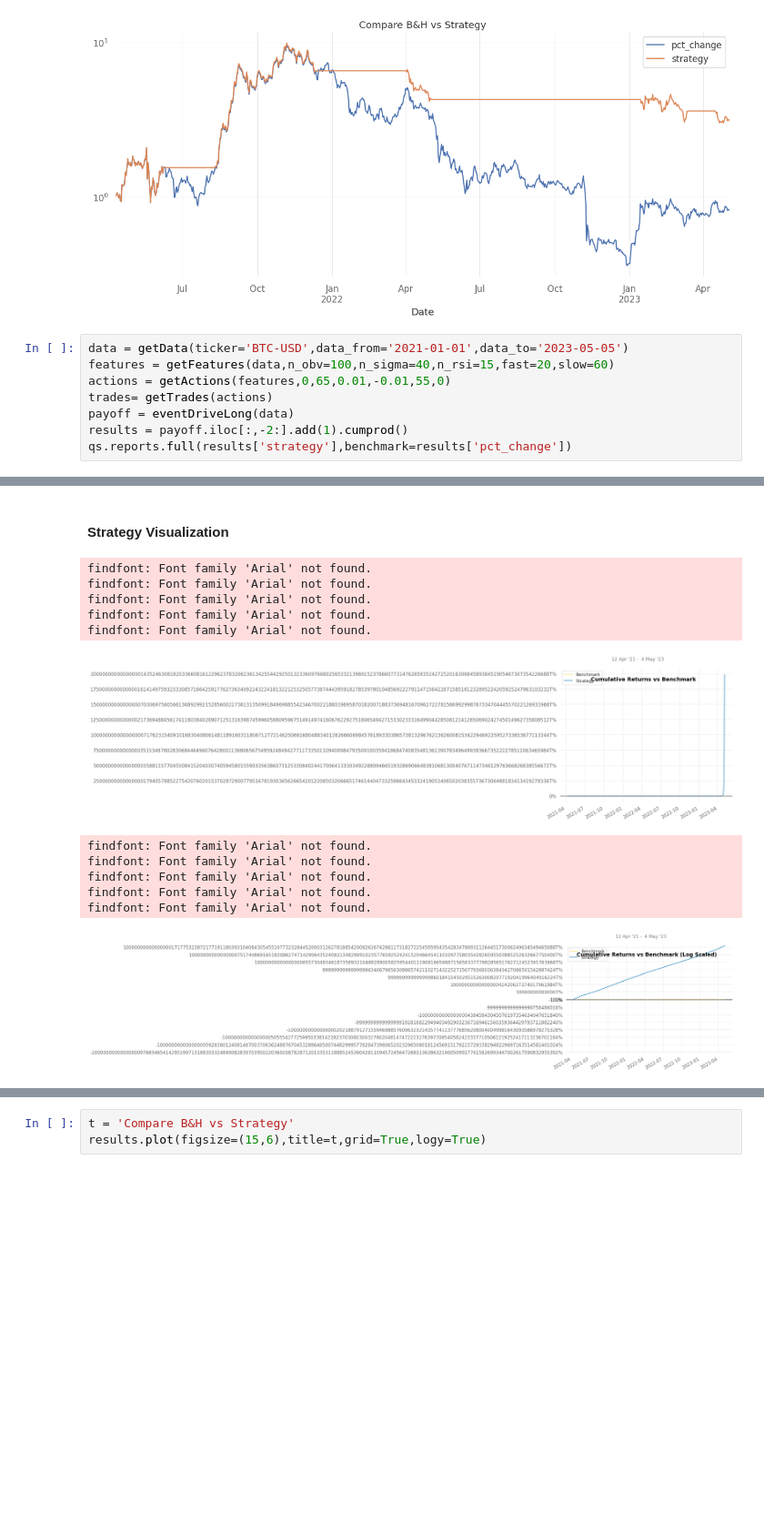
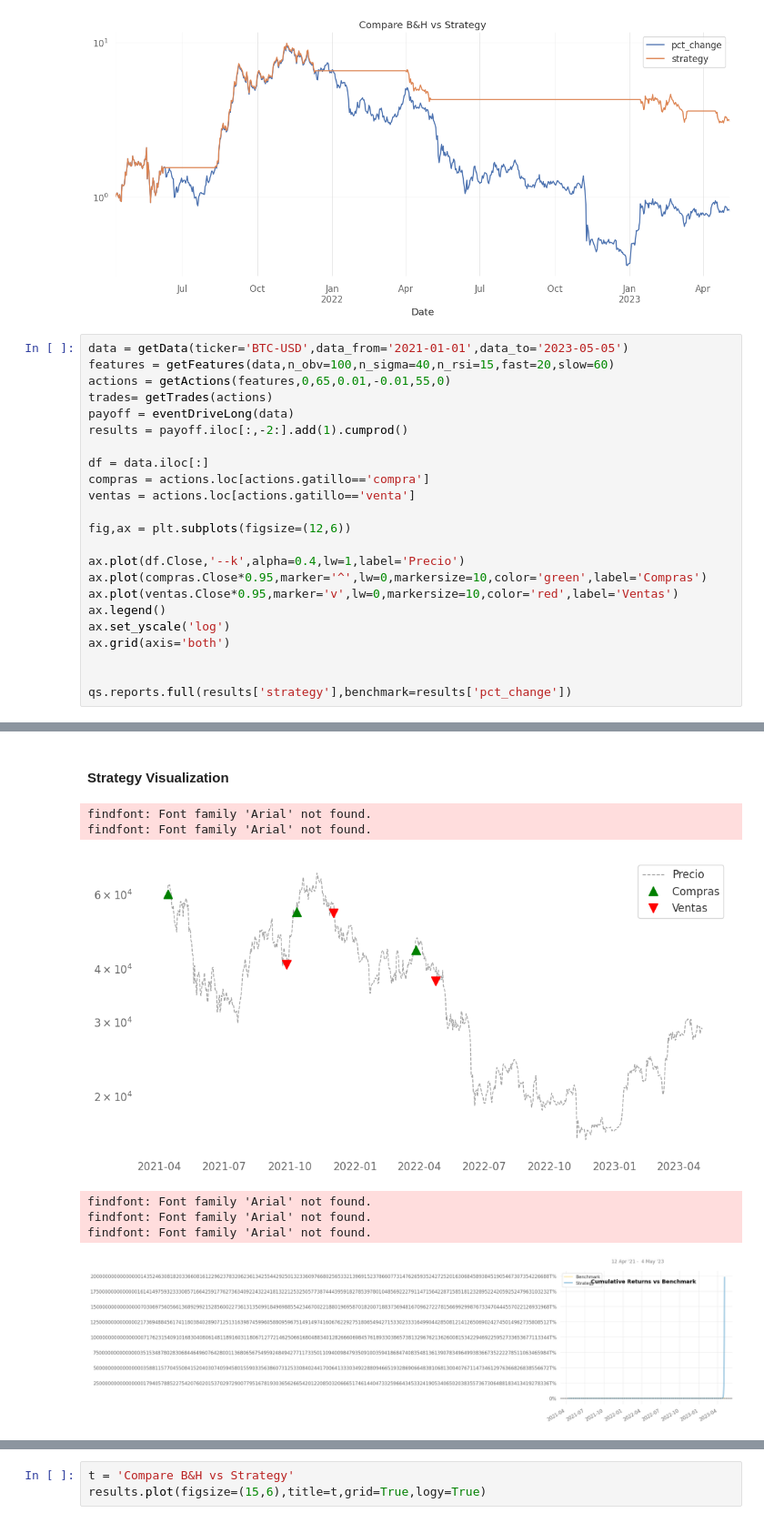
Before and after one commit to AlejandroDaneri/trabajo-profesional-fiuba, a Jupyter notebook: examples/backtesting.ipynb, the cells around one changed output, grey strips where cells are left out. Shown at 91% size. Drawn from its saved outputs; the diff is of its cells as text; blank space fills up the shorter version.

Commit message:
adding BUY/SELL indicator in trade plot

```diff
--- a/examples/backtesting.ipynb
+++ b/examples/backtesting.ipynb
@@ -480,44 +472,54 @@ actions = getActions(features,0,65,0.01,-0.01,55,0)
 trades= getTrades(actions)
 payoff = eventDriveLong(data)
 results = payoff.iloc[:,-2:].add(1).cumprod()
+
+df = data.iloc[:]
+compras = actions.loc[actions.gatillo=='compra']
+ventas = actions.loc[actions.gatillo=='venta']
+
+fig,ax = plt.subplots(figsize=(12,6))
+
+ax.plot(df.Close,'--k',alpha=0.4,lw=1,label='Precio')
+ax.plot(compras.Close*0.95,marker='^',lw=0,markersize=10,color='green',label='Compras')
+ax.plot(ventas.Close*0.95,marker='v',lw=0,markersize=10,color='red',label='Ventas')
+ax.legend()
+ax.set_yscale('log')
+ax.grid(axis='both')
+
+
 qs.reports.full(results['strategy'],benchmark=results['pct_change'])
 # %% [output]
 Compra abierta
 Performance Metrics
                            Benchmark    Strategy
 -------------------------  -----------  ---------------------------------------------------------------------------------------------------------------------------------------------------------------- ...
 Start Period               2021-04-12   2021-04-12
 End Period                 2023-05-04   2023-05-04
 Risk-Free Rate             0.0%         0.0%
 Time in Market             100.0%       100.0%
 
 Cumulative Return          -52.08%      198,111,844,028,061,305,692,615,207,792,440,254,934,204,991,548,426,793,033,410,892,544,227,733,262,624,573,709,924,553,861,526,186,740,111,935,730,279,645,129, ...
 CAGR﹪                     -21.85%      2.4663219904889156e+57%
 
 Sharpe                     -0.16        96.25
 Prob. Sharpe Ratio         38.92%       -
 ... (67 lines left out)
 Beta                       -            0.24
 Alpha                      -            166.64
 Correlation                -            7.79%
 Treynor Ratio              -            8.175966138623828e+167%
 None
 Worst 5 Drawdowns
 |  | Start | Valley | End | Days | Max Drawdown | 99% Max Drawdown |
 | 1 | 2021-04-14 | 2021-07-20 | 2023-05-04 | 751 | -53.06185 | -49.434732 |
 Strategy Visualization
 findfont: Font family 'Arial' not found.
 findfont: Font family 'Arial' not found.
-findfont: Font family 'Arial' not found.
-findfont: Font family 'Arial' not found.
-findfont: Font family 'Arial' not found.
-[figure, old version]
+[figure, new version]
 findfont: Font family 'Arial' not found.
 findfont: Font family 'Arial' not found.
 findfont: Font family 'Arial' not found.
-findfont: Font family 'Arial' not found.
-findfont: Font family 'Arial' not found.
-[figure, old version]
+[figure, new version]
 findfont: Font family 'Arial' not found.
 findfont: Font family 'Arial' not found.
 findfont: Font family 'Arial' not found.
```
Also changed, not shown: parts of 3 cells of this notebook.
